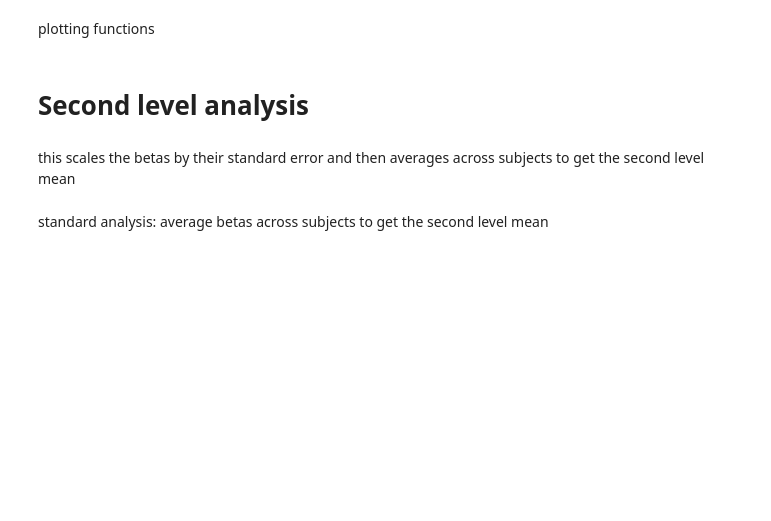
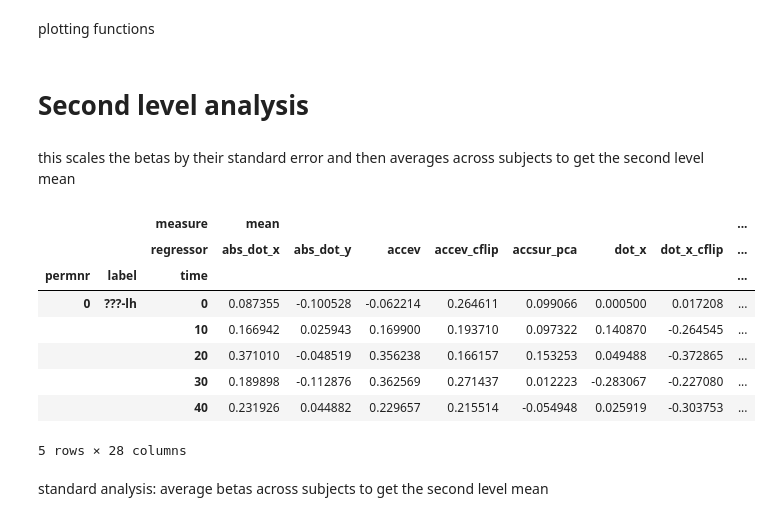
Before and after one commit to sbitzer/BeeMEG, a Jupyter notebook: MEG_sequential.ipynb, the cells around one changed output. Saved outputs shown, nothing was run; the diff lists cells and outputs as text; code cells hidden in the pictures; blank space fills up the shorter version.

```diff
--- a/MEG_sequential.ipynb
+++ b/MEG_sequential.ipynb
@@ -143,11 +148,22 @@ this scales the betas by their standard error and then averages across subjects
 # %%
 first_level = pd.read_hdf(resfile, 'first_level')
 flt = (  first_level.xs('beta', level='measure', axis=1)
        / first_level.xs('bse', level='measure', axis=1))
 second_level = pd.concat([flt.mean(level='regressor', axis=1),
                           flt.std(level='regressor', axis=1)], keys=['mean', 'std'], names=['measure'], axis=1)
 
-del first_level, flt
+del flt
 perms = second_level.index.levels[0]
+second_level.head()
+# %% [output]
+|  |  | measure | mean |  |  |  |  |  |  | ... |
+|  |  | regressor | abs_dot_x | abs_dot_y | accev | accev_cflip | accsur_pca | dot_x | dot_x_cflip | ... |
+| permnr | label | time |  |  |  |  |  |  |  | ... |
+| 0 | ???-lh | 0 | 0.087355 | -0.100528 | -0.062214 | 0.264611 | 0.099066 | 0.000500 | 0.017208 | ... |
+|  |  | 10 | 0.166942 | 0.025943 | 0.169900 | 0.193710 | 0.097322 | 0.140870 | -0.264545 | ... |
+|  |  | 20 | 0.371010 | -0.048519 | 0.356238 | 0.166157 | 0.153253 | 0.049488 | -0.372865 | ... |
+|  |  | 30 | 0.189898 | -0.112876 | 0.362569 | 0.271437 | 0.012223 | -0.283067 | -0.227080 | ... |
+|  |  | 40 | 0.231926 | 0.044882 | 0.229657 | 0.215514 | -0.054948 | 0.025919 | -0.303753 | ... |
+5 rows × 28 columns
 # %% [markdown]
 standard analysis: average betas across subjects to get the second level mean
```
Also changed, not shown: parts of 44 cells of this notebook.
